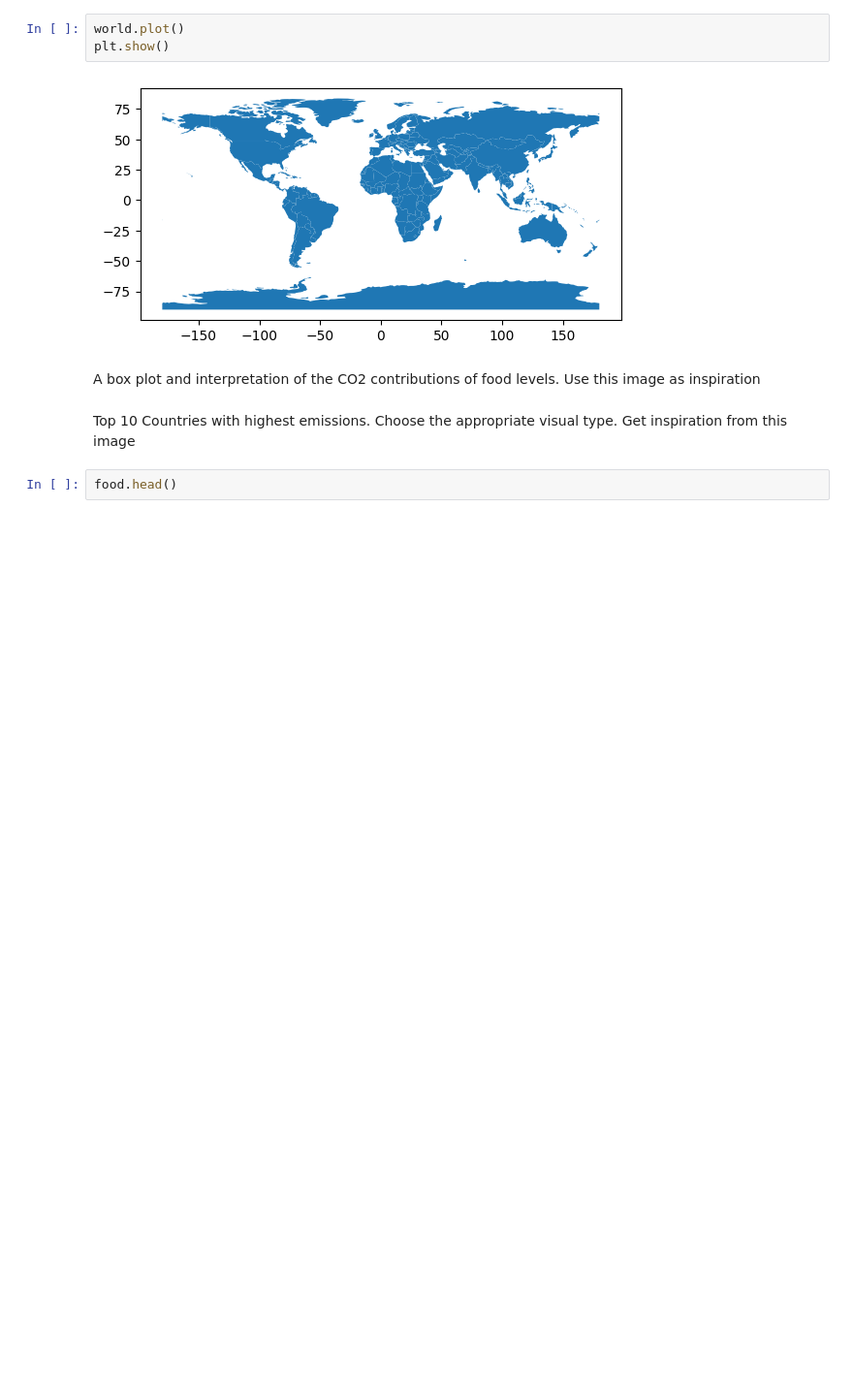
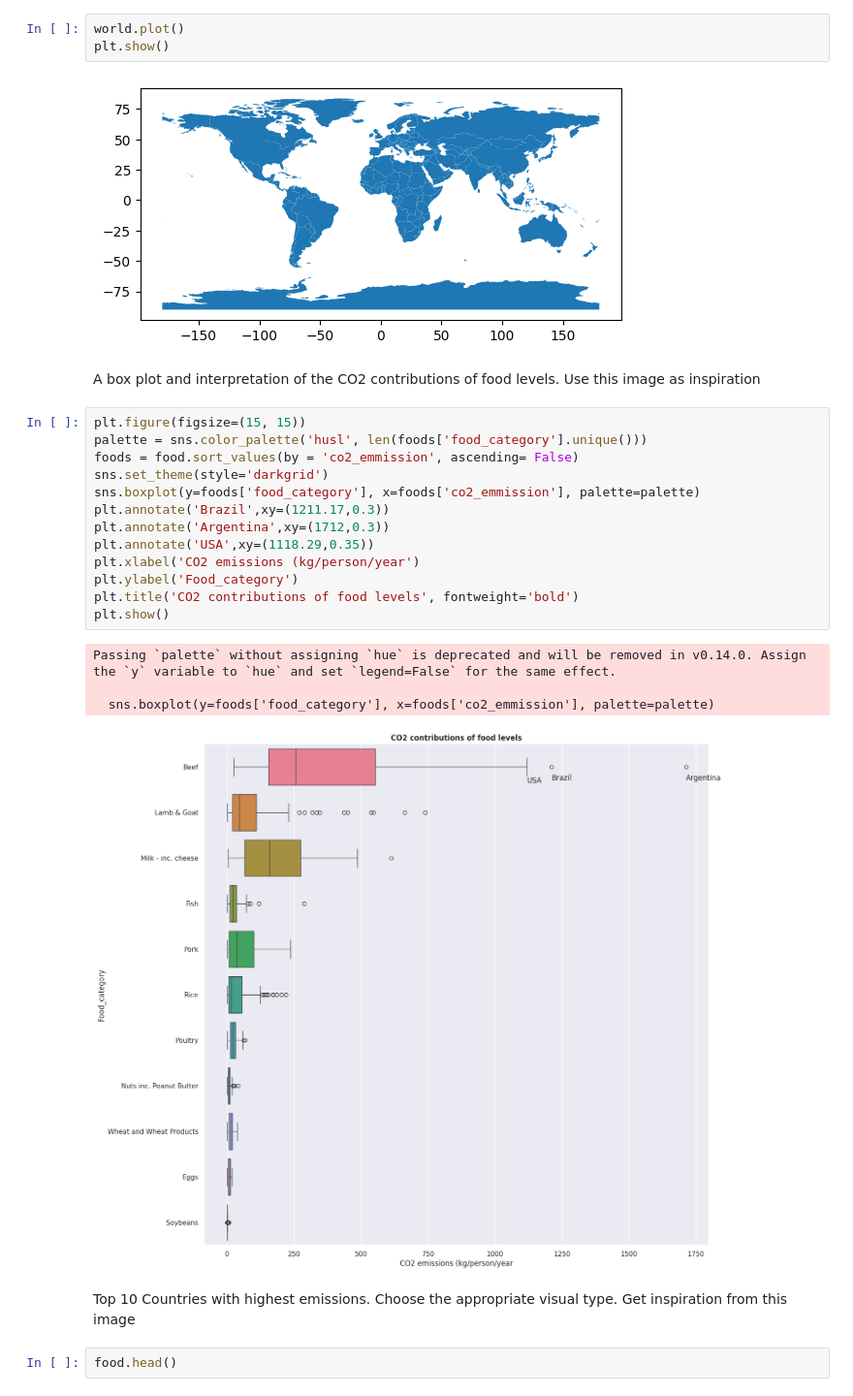
Before and after one commit to Mercymerine/Pandas-Analysis, a Jupyter notebook: food_carbon_footprint.ipynb, the cells around one changed output. Shown at 97% size. Drawn from its saved outputs; the diff is of its cells as text; blank space fills up the shorter version.

```diff
--- a/food_carbon_footprint.ipynb
+++ b/food_carbon_footprint.ipynb
@@ -378,6 +378,24 @@ plt.show()
 [figure]
 # %% [markdown]
 A box plot and interpretation of the CO2 contributions of food levels. Use this image as inspiration
+# %%
+plt.figure(figsize=(15, 15))
+palette = sns.color_palette('husl', len(foods['food_category'].unique()))
+foods = food.sort_values(by = 'co2_emmission', ascending= False)
+sns.set_theme(style='darkgrid')
+sns.boxplot(y=foods['food_category'], x=foods['co2_emmission'], palette=palette)
+plt.annotate('Brazil',xy=(1211.17,0.3))
+plt.annotate('Argentina',xy=(1712,0.3))
+plt.annotate('USA',xy=(1118.29,0.35))
+plt.xlabel('CO2 emissions (kg/person/year')
+plt.ylabel('Food_category')
+plt.title('CO2 contributions of food levels', fontweight='bold')
+plt.show()
+# %% [output]
+Passing `palette` without assigning `hue` is deprecated and will be removed in v0.14.0. Assign the `y` variable to `hue` and set `legend=False` for the same effect.
+
+  sns.boxplot(y=foods['food_category'], x=foods['co2_emmission'], palette=palette)
+[figure, added]
 # %% [markdown]
 Top 10 Countries with highest emissions. Choose the appropriate visual type. Get inspiration from this image
 # %%
```
